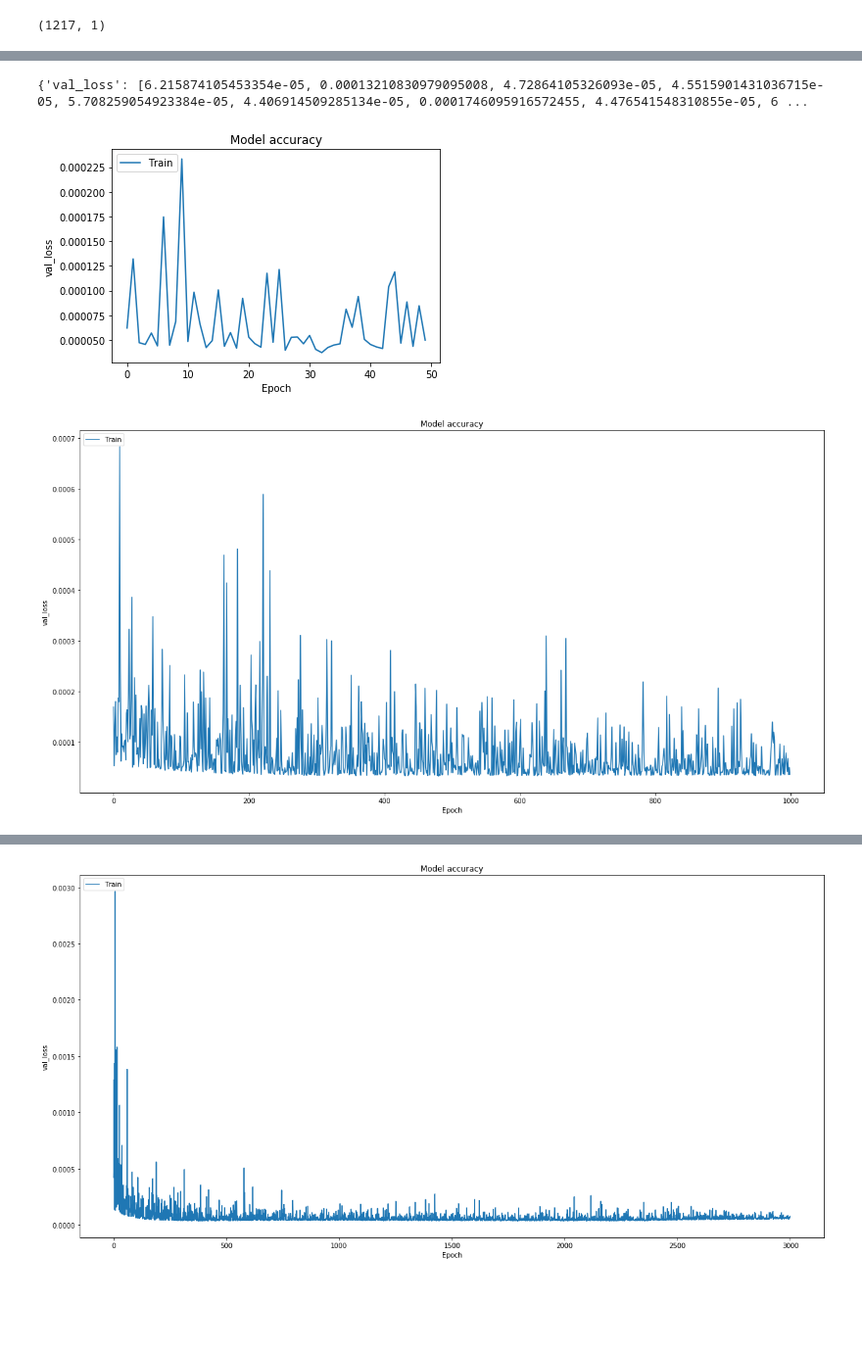
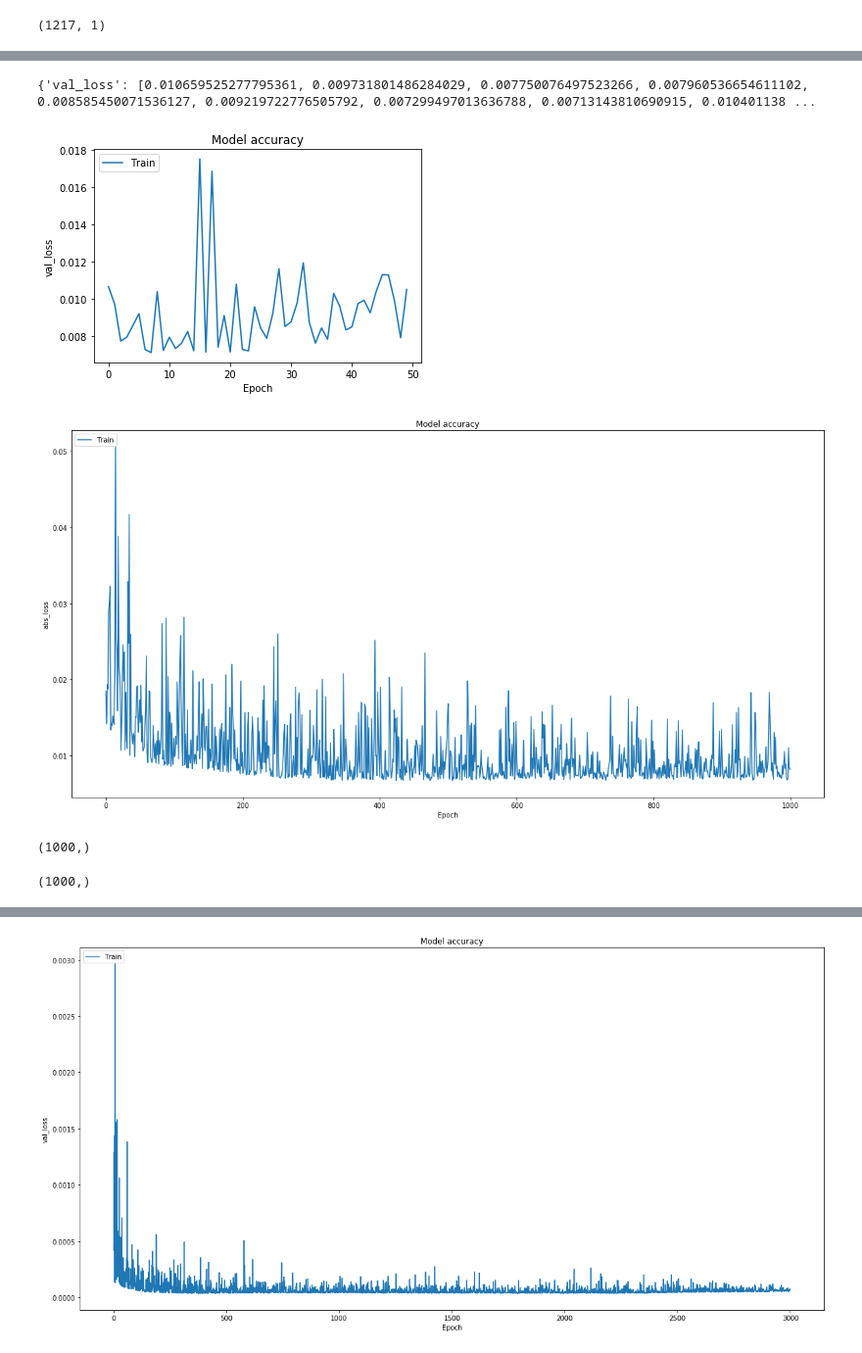
Before and after one commit to DeepBrainWH/KerasTensorflow, a Jupyter notebook: z_hack/model/predict_zhack.ipynb, the cells around one changed output, grey strips where cells are left out. Shown: that part at 98% size. Saved outputs shown, nothing was run; the diff lists cells and outputs as text; code cells hidden in the pictures; blank space fills up the shorter version.

```diff
--- a/z_hack/model/predict_zhack.ipynb
+++ b/z_hack/model/predict_zhack.ipynb
@@ -177,7 +174,7 @@ model.add(Dropout(0.2))
 model.add(Dense(50, activation='tanh'))
 model.add(Dense(20, activation='tanh'))
 model.add(Dense(1, activation='linear'))
-model.compile(loss="mse", optimizer="adam", metrics=['mae'])
+model.compile(loss="mae", optimizer="adam", metrics=['mae'])
 print(model.summary())
 # %% [output]
 _________________________________________________________________
@@ -232,7 +229,7 @@ Epoch 50/50
 # %%
 print(history1.history)
 # %% [output]
-{'val_loss': [6.215874105453354e-05, 0.00013210830979095008, 4.72864105326093e-05, 4.5515901431036715e-05, 5.708259054923384e-05, 4.406914509285134e-05, 0.0001746095916572455, 4.476541548310855e-05, 6 ...
+{'val_loss': [0.010659525277795361, 0.009731801486284029, 0.007750076497523266, 0.007960536654611102, 0.008585450071536127, 0.009219722776505792, 0.007299497013636788, 0.00713143810690915, 0.010401138 ...
 # %%
 # Plot training & validation accuracy values
 plt.plot(history1.history['val_loss'])
@@ -242,14 +239,19 @@ plt.xlabel('Epoch')
 plt.legend(['Train', 'Test'], loc='upper left')
 plt.show()
 # %% [output]
-[figure, old version]
+[figure, new version]
 # %%
 plt.figure(figsize=(20, 10))
 plt.plot(history.history['val_loss'])
 plt.title('Model accuracy')
-plt.ylabel('val_loss')
+plt.ylabel('abs_loss')
 plt.xlabel('Epoch')
 plt.legend(['Train'], loc='upper left')
 plt.show()
 # %% [output]
-[figure, old version]
+[figure, new version]
+# %%
+val_loss = np.asarray(history.history['val_loss'], dtype=np.float32)
+val_loss.shape
+# %% [output]
+(1000,)
@@ -255,0 +270,7 @@ plt.show()
+# %%
+val_loss = np.asarray(history2.history['val_loss'], dtype=np.float32)
+print(val_loss.shape)
+df = pd.DataFrame(val_loss)
+df.to_csv('wangheng_model1.csv', mode='a', header=False)
+# %% [output]
+(1000,)
```
Also changed, not shown: parts of 19 cells of this notebook, 10 other files.
